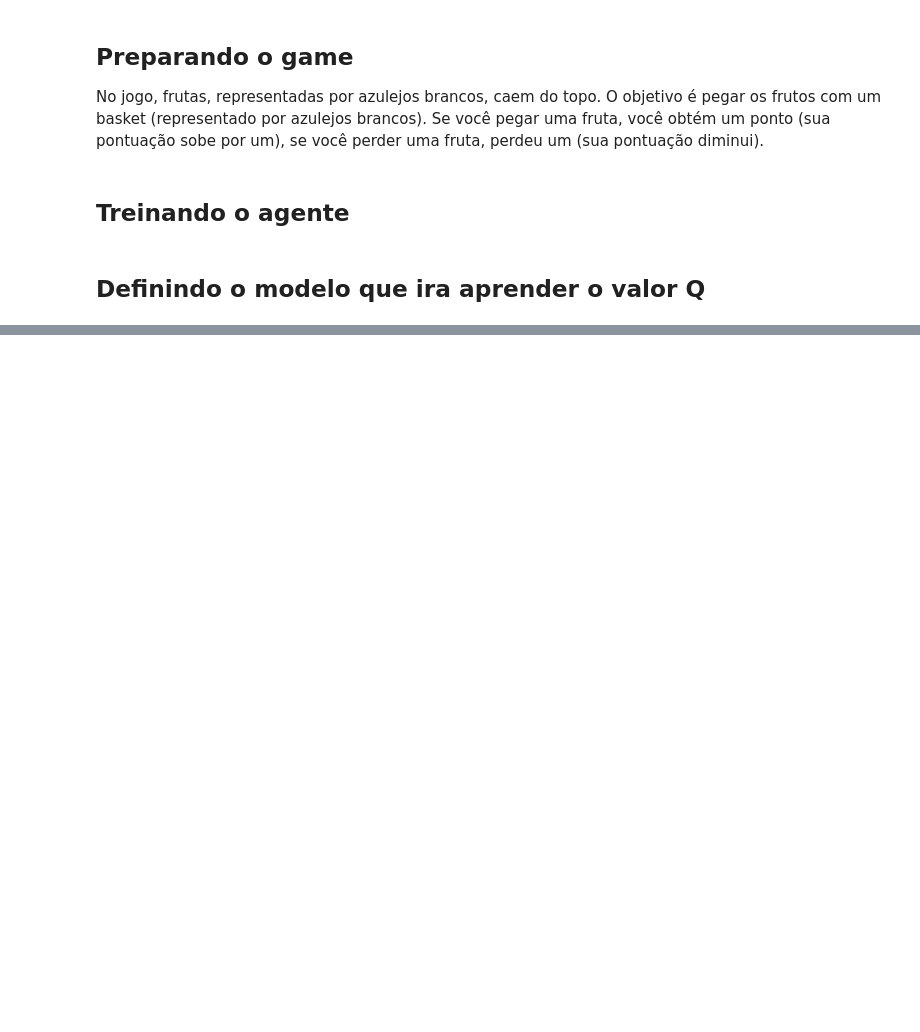
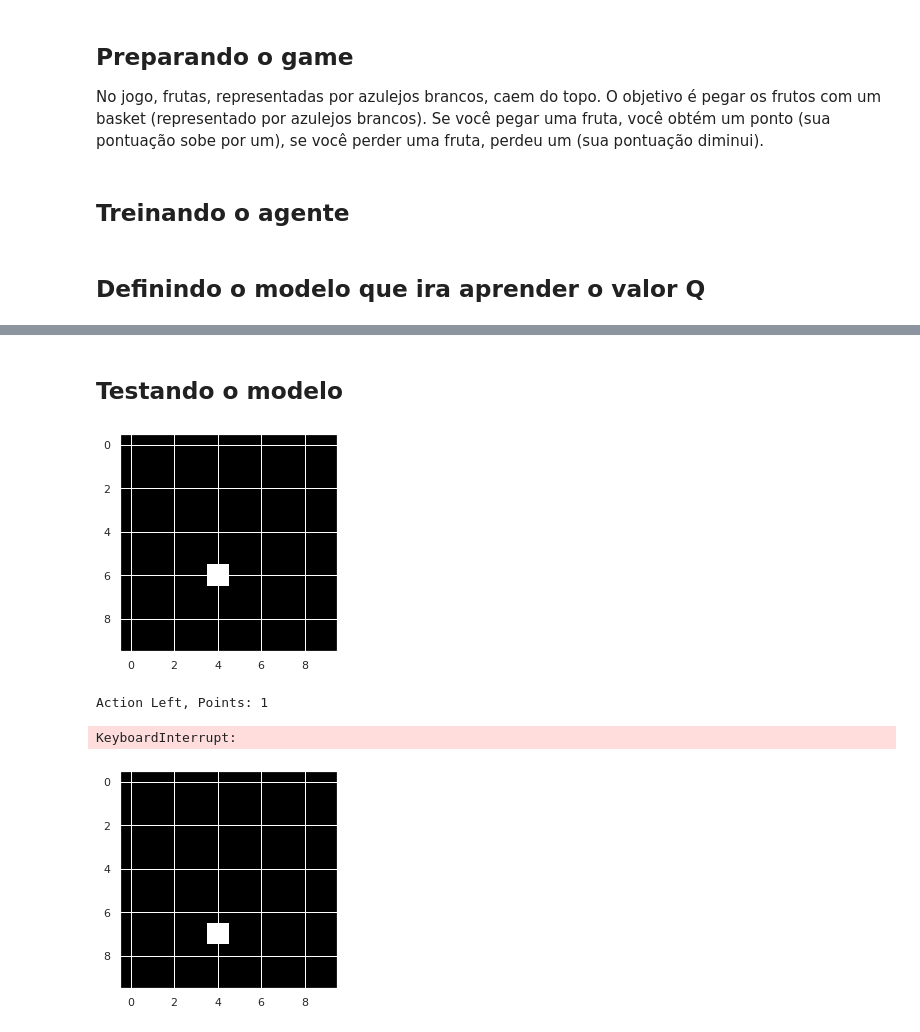
Before and after one commit to LucasKeiti28/deep_reinforcement_learning_catch, a Jupyter notebook: DeepReinforcementLearning - Catch Apples.ipynb, the cells around one changed output, grey strips where cells are left out. Saved outputs shown, nothing was run; the diff lists cells and outputs as text; code cells hidden in the pictures; blank space fills up the shorter version.

Commit message:
model trainned

```diff
--- a/DeepReinforcementLearning - Catch Apples.ipynb
+++ b/DeepReinforcementLearning - Catch Apples.ipynb
@@ -208,0 +219,11 @@ class ExperienceReplay(object):
+# %%
+# Parâmetros
+epsilon = .1      # Exploração
+num_actions = 3   # [move_left, stay, move_right]
+max_memory = 500  # Número máximo de experiências que estamos armazenando
+hidden_size = 100 # Tamanho das camadas ocultas
+batch_size = 1    # Número de experiências que usamos para treinar por lote
+grid_size = 10    # Tamanho do campo de jogo
+# %%
+model = baseline_model(grid_size, num_actions, hidden_size)
+model.summary()
@@ -208,0 +245,3 @@ class ExperienceReplay(object):
+# %%
+# Define game's environment
+env = Catch(grid_size)
@@ -208,0 +326,32 @@ class ExperienceReplay(object):
+# %% [markdown]
+## Testando o modelo
+# %%
+def test(model):
+    global last_frame_time
+    plt.ion()
+    env = Catch(grid_size)
+    c = 0
+    last_frame_time = 0
+    points = 0
+
+    for e in range(10):
+        loss = 0.
+        env.reset()
+        game_over = False
+        input_t = env.observe()
+        c += 1
+        while not game_over:
+            input_tm1 = input_t
+            q = model.predict(input_tm1)
+            action = np.argmax(q[0])
+            input_t, reward, game_over = env.act(action)
+            points += reward
+            display_screen(action,points,input_t)
+            c += 1
+# %%
+test(model)
+# %% [output]
+[figure, added]
+Action Left, Points: 1
+KeyboardInterrupt:
+[figure, added]
```
Also changed, not shown: parts of 14 cells of this notebook.
